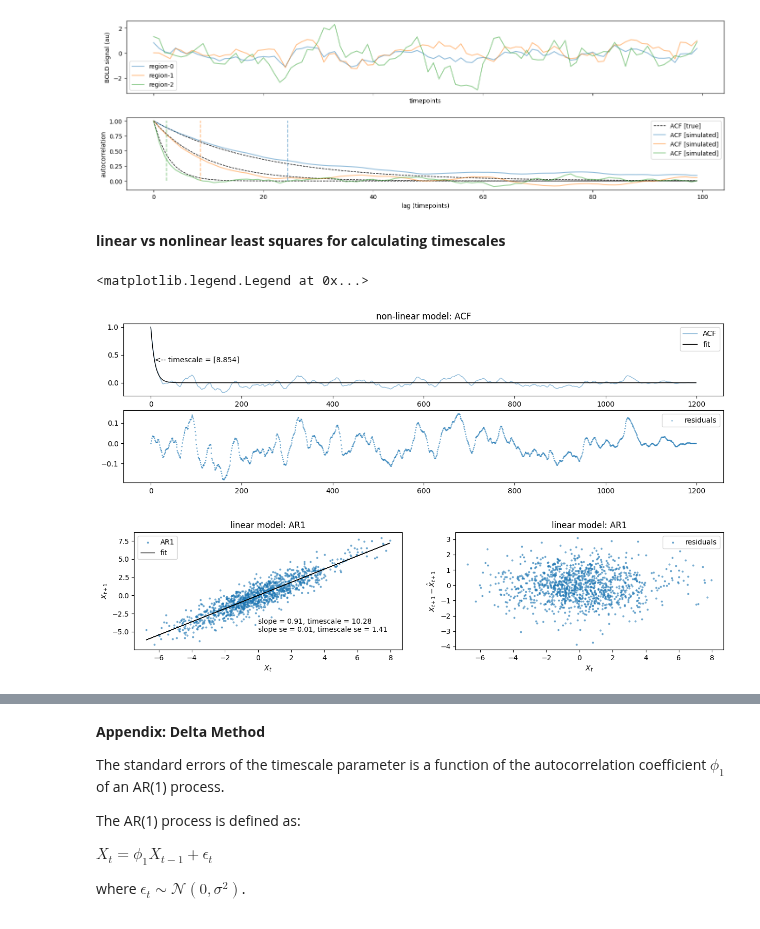
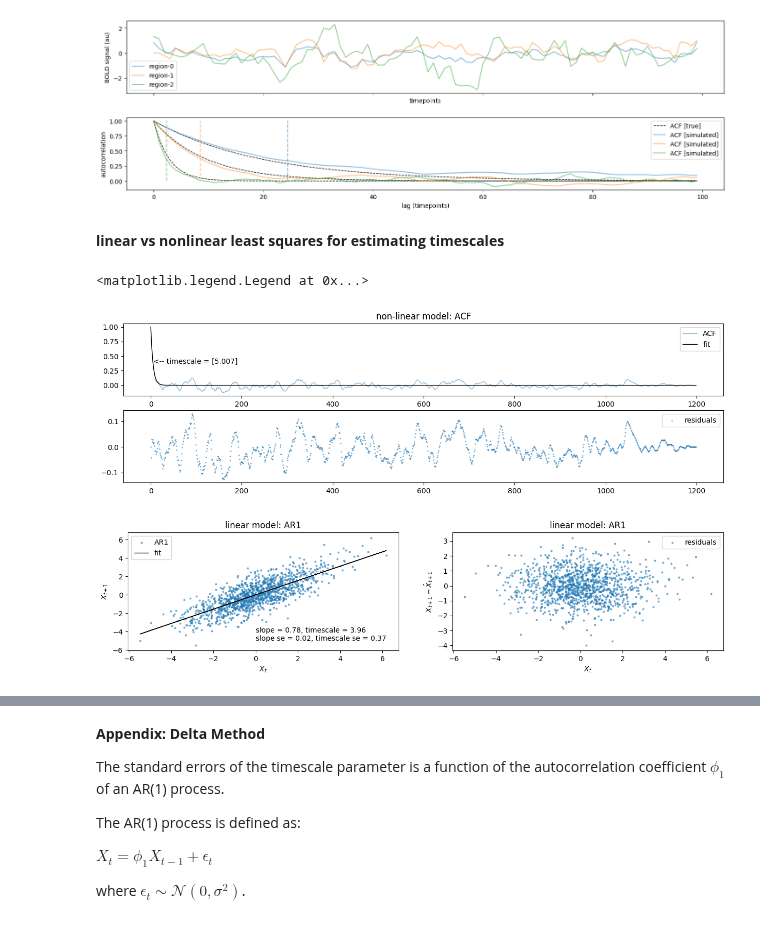
Before and after one commit to griegner/fmri-timescales, a Jupyter notebook: examples/00-simulation-example.ipynb, the cells around one changed output, grey strips where cells are left out. Cells and saved outputs as stored; diff of their text form; code cells hidden in the pictures.

```diff
--- a/examples/00-simulation-example.ipynb
+++ b/examples/00-simulation-example.ipynb
@@ -1,6 +1,7 @@
 # %%
 import matplotlib.pyplot as plt
 import numpy as np
+import pandas as pd
 from scipy.optimize import curve_fit
 from scipy.stats import linregress
 
@@ -8,19 +9,19 @@ from src import acf_utils, sim
 
 
 def f(x, tau):
-    """exponential decay function for estimating ACF timescale"""
+    """exponential decay function for estimating ACF timescale (tau)"""
     return np.exp(-x / (tau if tau > 0 else 1e-6))
 
 
-def calc_timescale(X_acf, n_timepoints):
-    """calculate the timescale for each timeseries/region"""
+def estimate_timescale(X_acf, n_timepoints):
+    """estimate the timescale (tau_hat) for each timeseries/region"""
     x = np.arange(n_timepoints)
     curve_fit_kwargs = dict(bounds=(0, np.inf), ftol=1e-6)
     return np.array([curve_fit(f, x, y, **curve_fit_kwargs)[0].squeeze() for y in X_acf])
 
 
 def plot_grid(X, acf_true, acf_sim, timescales, cutoff=100):
-    """plot timeseries + auto-correlation function"""
+    """plot timeseries + auto-correlation function (ACF)"""
 
     fig, axs = plt.subplots(2, 1, figsize=(15, 5), sharex=True)
     fig.tight_layout(pad=3)
@@ -108,9 +109,9 @@ plot_grid(X, acf, X_acf, X_timescale)
 # %% [output]
 [figure]
 # %% [markdown]
-**linear vs  nonlinear least  squares for calculating timescales**
+**linear vs  nonlinear least  squares for estimating timescales**
 # %%
-X = sim.sim_ar([0.9], n_timepoints)
+X = sim.sim_ar([0.6, 0.3, -0.1], n_timepoints)  # AR(3)
 X_acf = acf_utils.acf_fft(X.reshape(1, -1), n_timepoints).squeeze()
 timepoints = np.arange(n_timepoints)
 
@@ -120,49 +121,47 @@ nlls_fit = f(timepoints, nlls_timescale)
 nlls_residuals = X_acf - nlls_fit
 
 # linear model
-X_t = X[:-1]
-X_t1 = X[1:]
-lls = linregress(X_t, X_t1)
+lls = linregress(X[:-1], X[1:])
 lls_timescale = -1 / np.log(lls.slope)
-lls_fit = lls.intercept + lls.slope * X_t
+lls_fit = lls.intercept + lls.slope * X[:-1]
 # delta method for standard error of timescale
 lls_se = (1 / (lls.slope * np.log(lls.slope) ** 2)) * lls.stderr
-lls_residuals = X_t1 - lls_fit
+lls_residuals = X[1:] - lls_fit
 
 
 # plot non-linear model
 fig, ax = plt.subplots(2, 1, figsize=(15, 4))
 ax[0].set_title("non-linear model: ACF")
 
 ax[0].plot(timepoints, X_acf, lw=1, alpha=0.5, label="ACF")
 ax[0].plot(timepoints, nlls_fit, c="k", lw=1, label="fit")
 ax[0].annotate(f"<-- timescale = {nlls_timescale}", (nlls_timescale, 1 / np.e))
 ax[0].legend()
 
 ax[1].scatter(timepoints, nlls_residuals, s=1, alpha=0.5, label="residuals")
 ax[1].legend()
 
 # plot linear model
 fig, ax = plt.subplots(1, 2, figsize=(15, 3))
 ax[0].set_title("linear model: AR1")
 ax[1].set_title("linear model: AR1")
 
-ax[0].scatter(X_t, X_t1, s=4, alpha=0.5, label="AR1")
+ax[0].scatter(X[:-1], X[1:], s=4, alpha=0.5, label="AR1")
 
-ax[0].plot(X_t, lls_fit, c="k", lw=1, label="fit")
+ax[0].plot(X[:-1], lls_fit, c="k", lw=1, label="fit")
 ax[0].annotate(
     f"slope = {lls.slope:.2f}, timescale = {lls_timescale:.2f}\nslope se = {lls.stderr:.2f}, timescale se = {lls_se:.2f}",
     (0, -5),
 )
 ax[0].set_xlabel(r"$X_t$")
 ax[0].set_ylabel(r"$X_{t+1}$")
 ax[0].legend()
 
-ax[1].scatter(X_t, lls_residuals, s=4, alpha=0.5, label="residuals")
+ax[1].scatter(X[:-1], lls_residuals, s=4, alpha=0.5, label="residuals")
 ax[1].set_xlabel(r"$X_t$")
 ax[1].set_ylabel(r"$X_{t+1} - \hat{X}_{t+1}$")
 ax[1].legend()
 # %% [output]
 <matplotlib.legend.Legend at 0x...>
-[figure, old version]
+[figure, new version]
-[figure, old version]
+[figure, new version]
```
Also changed, not shown: parts of 6 cells of this notebook.
